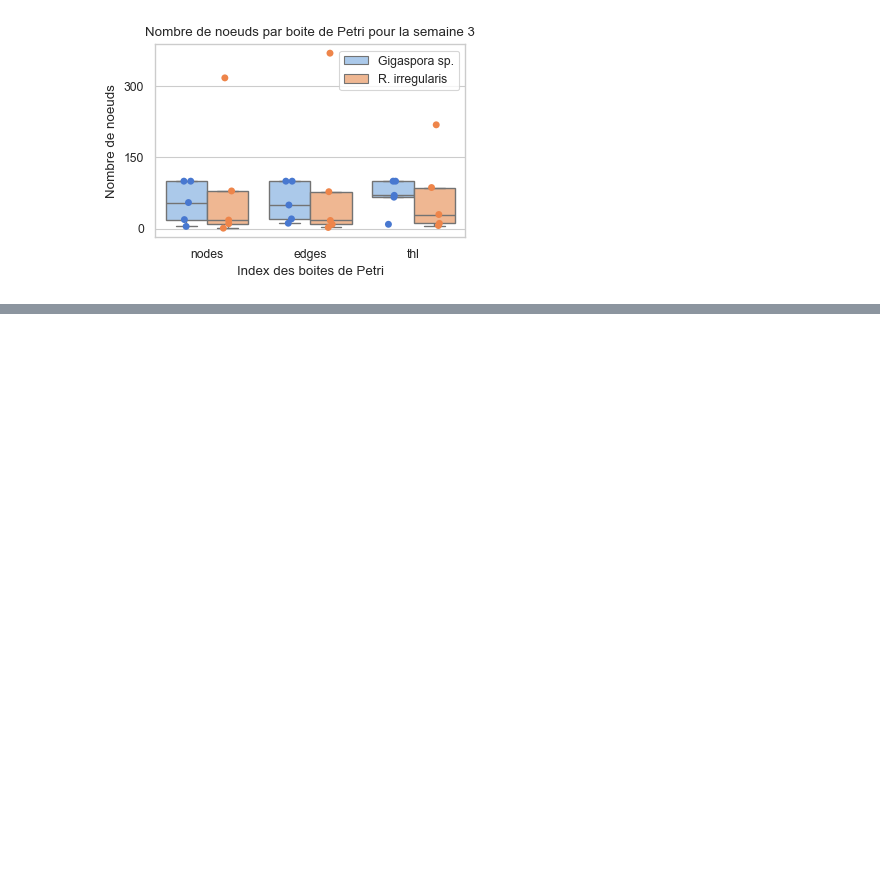
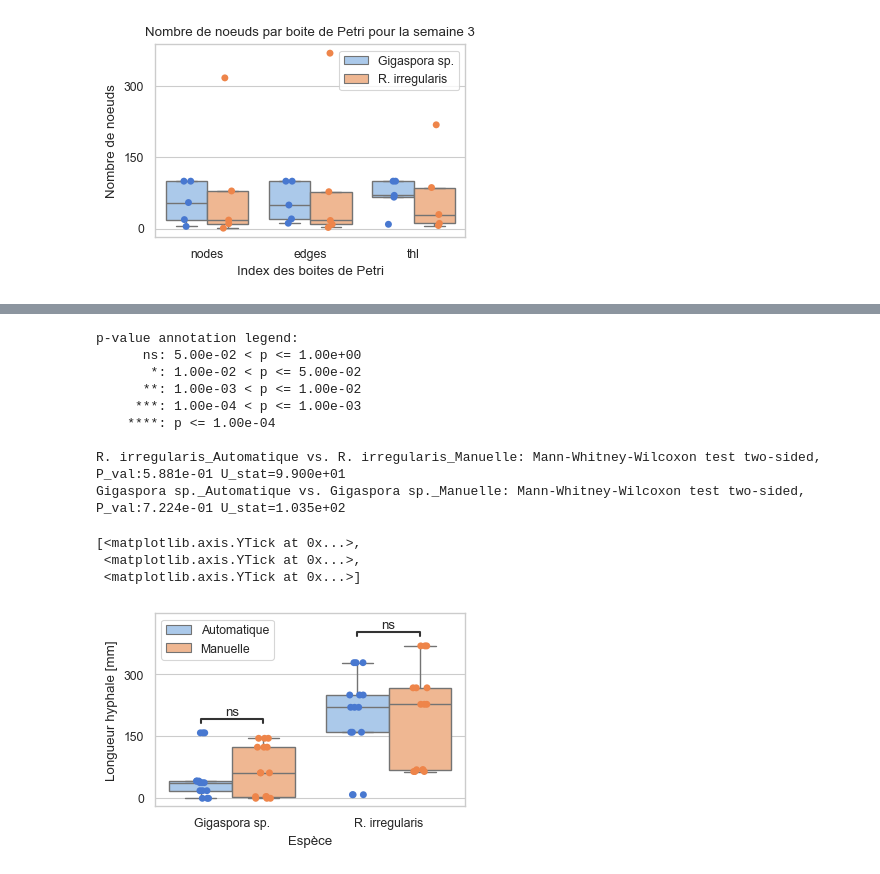
Before and after one commit to ReneeLocr/Masters_thesis, a Jupyter notebook: notebooks/extraction_manuelle.ipynb, the cells around one changed output, grey strips where cells are left out. Saved outputs shown, nothing was run; the diff lists cells and outputs as text; code cells hidden in the pictures; blank space fills up the shorter version.

```diff
--- a/notebooks/extraction_manuelle.ipynb
+++ b/notebooks/extraction_manuelle.ipynb
@@ -656,0 +1071,38 @@ fig.savefig("erreur", dpi=250, bbox_inches="tight", pad_inches=0.1)
+# %%
+fig, ax = plt.subplots(figsize=(4, 2.5))
+
+ax = sns.boxplot(x="Espèce", y="Longueur hyphale [mm]", data=data,
+            palette="pastel", hue="Extraction", showfliers=False)
+
+sns.stripplot(x="Espèce", y="Longueur hyphale [mm]", hue="Extraction", data=data,
+              palette="muted", dodge=True, legend=False)
+
+ax.legend(loc="best")
+
+pairs = [
+    (("Gigaspora sp.", "Automatique"), ("Gigaspora sp.", "Manuelle")),
+    (("R. irregularis", "Automatique"), ("R. irregularis", "Manuelle"))
+]
+
+annotator = Annotator(ax, pairs, data=data, x="Espèce", y="Longueur hyphale [mm]", hue="Extraction")
+annotator.configure(test='Mann-Whitney', text_format='star', loc='inside')
+annotator.apply_and_annotate()
+
+# ax.set_title("Nombre de noeuds par boite de Petri pour la semaine 3")
+# ax.set_ylabel("Nombre de noeuds")
+# ax.set_xlabel("Index des boites de Petri")
+ax.set_yticks([0, 150, 300])
+# %% [output]
+p-value annotation legend:
+      ns: 5.00e-02 < p <= 1.00e+00
+       *: 1.00e-02 < p <= 5.00e-02
+      **: 1.00e-03 < p <= 1.00e-02
+     ***: 1.00e-04 < p <= 1.00e-03
+    ****: p <= 1.00e-04
+
+R. irregularis_Automatique vs. R. irregularis_Manuelle: Mann-Whitney-Wilcoxon test two-sided, P_val:5.881e-01 U_stat=9.900e+01
+Gigaspora sp._Automatique vs. Gigaspora sp._Manuelle: Mann-Whitney-Wilcoxon test two-sided, P_val:7.224e-01 U_stat=1.035e+02
+[<matplotlib.axis.YTick at 0x...>,
+ <matplotlib.axis.YTick at 0x...>,
+ <matplotlib.axis.YTick at 0x...>]
+[figure, added]
```
Also changed, not shown: parts of 31 cells of this notebook, 9 other files.
